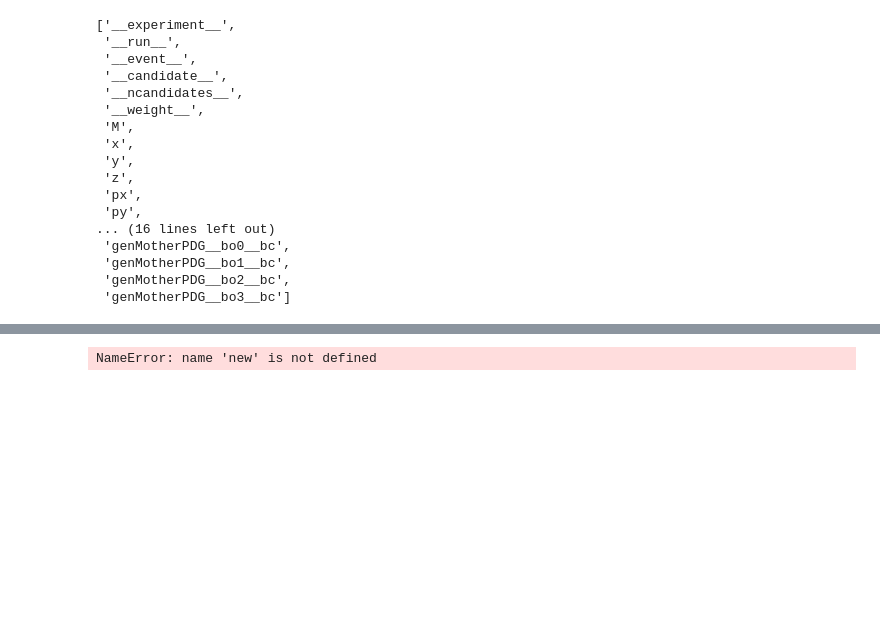
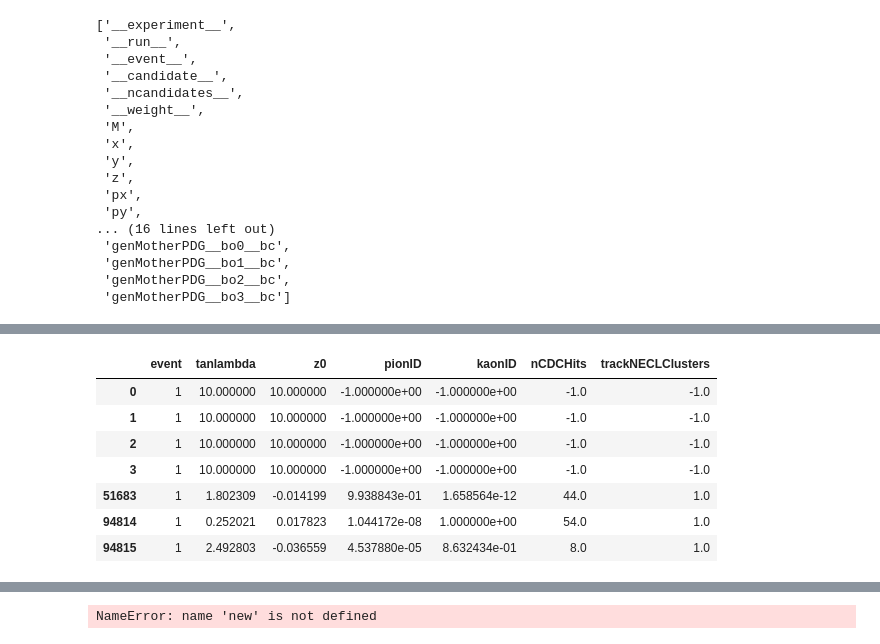
Before and after one commit to axelHeim/MCstudies, a Jupyter notebook: my6modes/createNNinput_wSim_wReco.ipynb, the cells around one changed output, grey strips where cells are left out. Saved outputs shown, nothing was run; the diff lists cells and outputs as text; code cells hidden in the pictures; blank space fills up the shorter version.

```diff
--- a/my6modes/createNNinput_wSim_wReco.ipynb
+++ b/my6modes/createNNinput_wSim_wReco.ipynb
@@ -299,0 +393,13 @@ df['label'] = df.apply(conditions, axis=1)
+# %%
+df2 = df[["event","tanlambda","z0","pionID","kaonID","nCDCHits","trackNECLClusters"]]
+#df2.describe()
+df2[df2.event==1]
+# %% [output]
+|  | event | tanlambda | z0 | pionID | kaonID | nCDCHits | trackNECLClusters |
+| 0 | 1 | 10.000000 | 10.000000 | -1.000000e+00 | -1.000000e+00 | -1.0 | -1.0 |
+| 1 | 1 | 10.000000 | 10.000000 | -1.000000e+00 | -1.000000e+00 | -1.0 | -1.0 |
+| 2 | 1 | 10.000000 | 10.000000 | -1.000000e+00 | -1.000000e+00 | -1.0 | -1.0 |
+| 3 | 1 | 10.000000 | 10.000000 | -1.000000e+00 | -1.000000e+00 | -1.0 | -1.0 |
+| 51683 | 1 | 1.802309 | -0.014199 | 9.938843e-01 | 1.658564e-12 | 44.0 | 1.0 |
+| 94814 | 1 | 0.252021 | 0.017823 | 1.044172e-08 | 1.000000e+00 | 54.0 | 1.0 |
+| 94815 | 1 | 2.492803 | -0.036559 | 4.537880e-05 | 8.632434e-01 | 8.0 | 1.0 |
```
Also changed, not shown: parts of 10 cells of this notebook, 1 other file.
